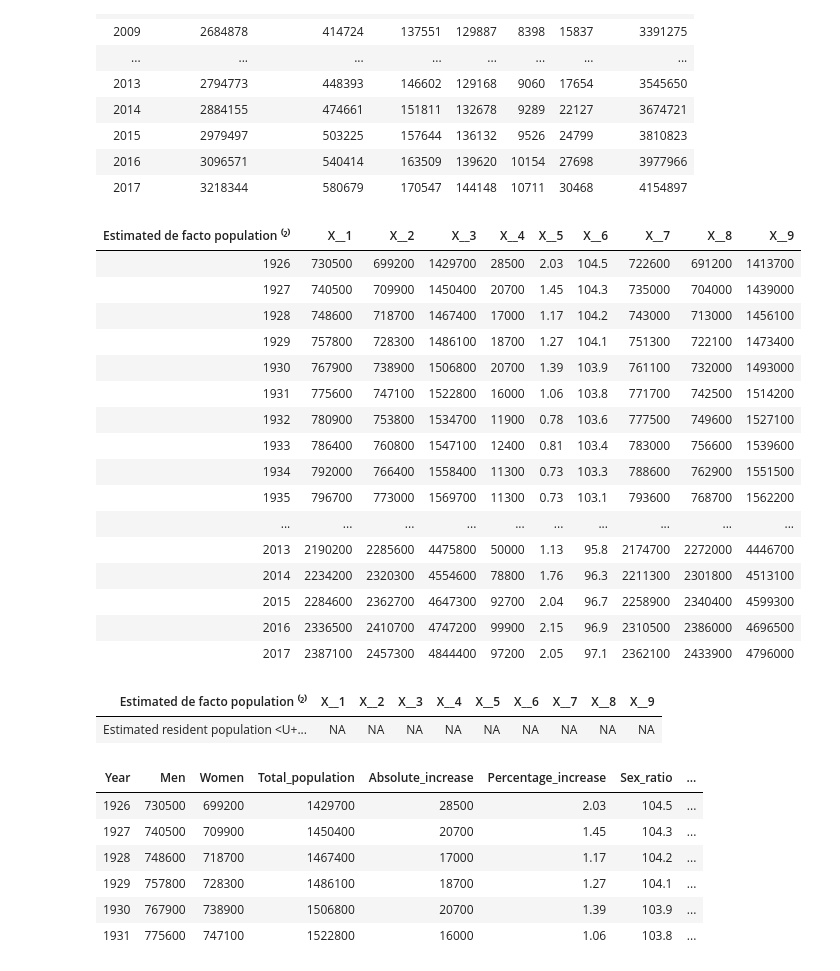
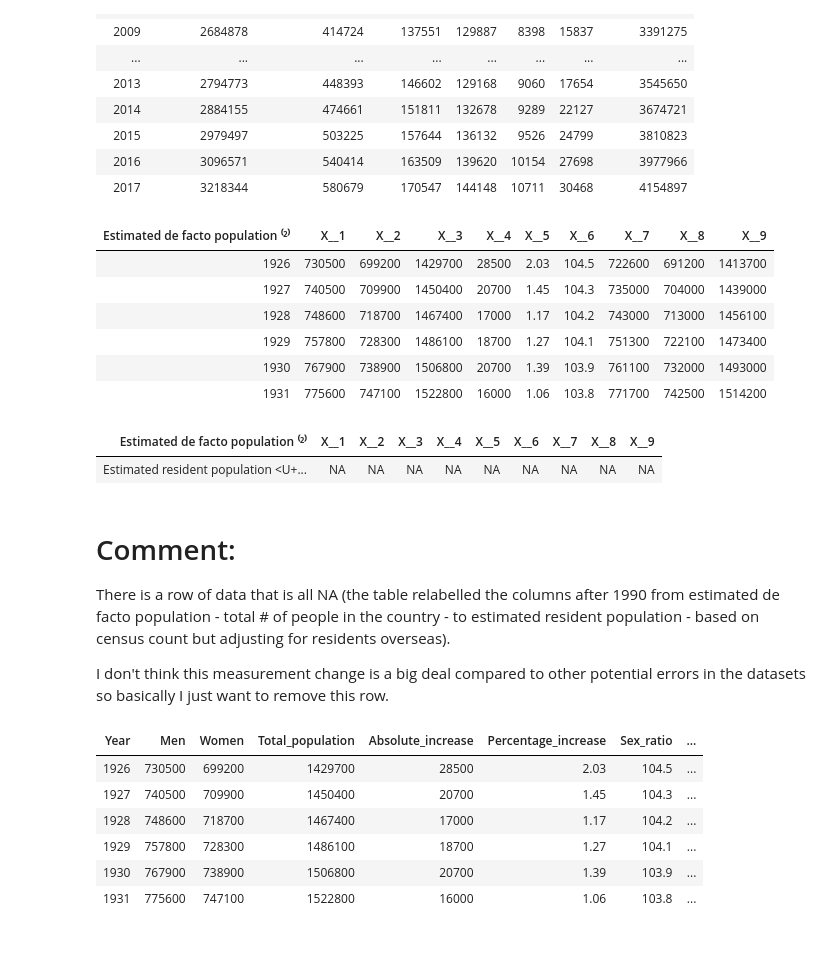
Before and after one commit to william-patt/DATA201-Group-project, a Jupyter notebook: Group_Project.ipynb, the cells around one changed output. Cells and saved outputs as stored; diff of their text form; code cells hidden in the pictures; blank space fills up the shorter version.

```diff
--- a/Group_Project.ipynb
+++ b/Group_Project.ipynb
@@ -184,38 +187,28 @@ fleet_size
 | 2016 | 3096571 | 540414 | 163509 | 139620 | 10154 | 27698 | 3977966 |
 | 2017 | 3218344 | 580679 | 170547 | 144148 | 10711 | 30468 | 4154897 |
 # %%
+#read file
 population <- read_excel("population.xlsx",sheet = 2, range = "A9:J102")
-population
+head(population)
 # %% [output]
 | Estimated de facto population ⁽²⁾ | X__1 | X__2 | X__3 | X__4 | X__5 | X__6 | X__7 | X__8 | X__9 |
 | 1926 | 730500 | 699200 | 1429700 | 28500 | 2.03 | 104.5 | 722600 | 691200 | 1413700 |
 | 1927 | 740500 | 709900 | 1450400 | 20700 | 1.45 | 104.3 | 735000 | 704000 | 1439000 |
 | 1928 | 748600 | 718700 | 1467400 | 17000 | 1.17 | 104.2 | 743000 | 713000 | 1456100 |
 | 1929 | 757800 | 728300 | 1486100 | 18700 | 1.27 | 104.1 | 751300 | 722100 | 1473400 |
 | 1930 | 767900 | 738900 | 1506800 | 20700 | 1.39 | 103.9 | 761100 | 732000 | 1493000 |
 | 1931 | 775600 | 747100 | 1522800 | 16000 | 1.06 | 103.8 | 771700 | 742500 | 1514200 |
-| 1932 | 780900 | 753800 | 1534700 | 11900 | 0.78 | 103.6 | 777500 | 749600 | 1527100 |
-| 1933 | 786400 | 760800 | 1547100 | 12400 | 0.81 | 103.4 | 783000 | 756600 | 1539600 |
-| 1934 | 792000 | 766400 | 1558400 | 11300 | 0.73 | 103.3 | 788600 | 762900 | 1551500 |
-| 1935 | 796700 | 773000 | 1569700 | 11300 | 0.73 | 103.1 | 793600 | 768700 | 1562200 |
-| ... | ... | ... | ... | ... | ... | ... | ... | ... | ... |
-| 2013 | 2190200 | 2285600 | 4475800 | 50000 | 1.13 | 95.8 | 2174700 | 2272000 | 4446700 |
-| 2014 | 2234200 | 2320300 | 4554600 | 78800 | 1.76 | 96.3 | 2211300 | 2301800 | 4513100 |
-| 2015 | 2284600 | 2362700 | 4647300 | 92700 | 2.04 | 96.7 | 2258900 | 2340400 | 4599300 |
-| 2016 | 2336500 | 2410700 | 4747200 | 99900 | 2.15 | 96.9 | 2310500 | 2386000 | 4696500 |
-| 2017 | 2387100 | 2457300 | 4844400 | 97200 | 2.05 | 97.1 | 2362100 | 2433900 | 4796000 |
-# %%
- # list rows of data that have missing values
-population[!complete.cases(population),]
-#there is a row of data that is all NA (the table relabelled the columns after 1990
-#from estimated de facto population - total # of people in the country -
-#to estimated resident population - based on census count but adjusting for residents overseas)
-#I don't think this measurement change is a big deal compared
-# to other potential errors in the datasets so
-#basically I just want to remove this row
-# %% [output]
-| Estimated de facto population ⁽²⁾ | X__1 | X__2 | X__3 | X__4 | X__5 | X__6 | X__7 | X__8 | X__9 |
-| Estimated resident population <U+... | NA | NA | NA | NA | NA | NA | NA | NA | NA |
+# %%
+# list rows of data that have missing values
+population[!complete.cases(population),]
+# %% [output]
+| Estimated de facto population ⁽²⁾ | X__1 | X__2 | X__3 | X__4 | X__5 | X__6 | X__7 | X__8 | X__9 |
+| Estimated resident population <U+... | NA | NA | NA | NA | NA | NA | NA | NA | NA |
+# %% [markdown]
+# Comment:
+There is a row of data that is all NA (the table relabelled the columns after 1990 from estimated de facto population - total # of people in the country - to estimated resident population - based on census count but adjusting for residents overseas).
+
+I don't think this measurement change is a big deal compared to other potential errors in the datasets so basically I just want to remove this row.
 # %%
 #remove the offending row
 population <- na.omit(population)
```
Also changed, not shown: parts of 34 cells of this notebook.
